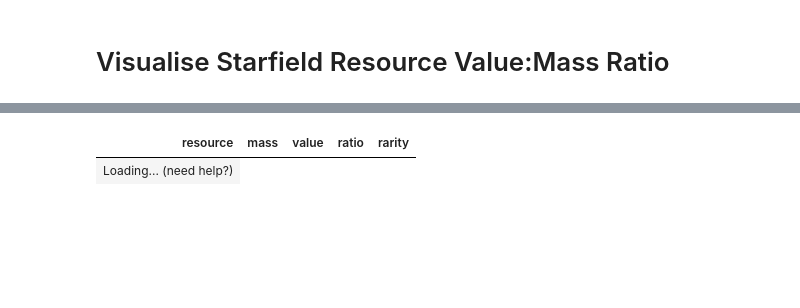
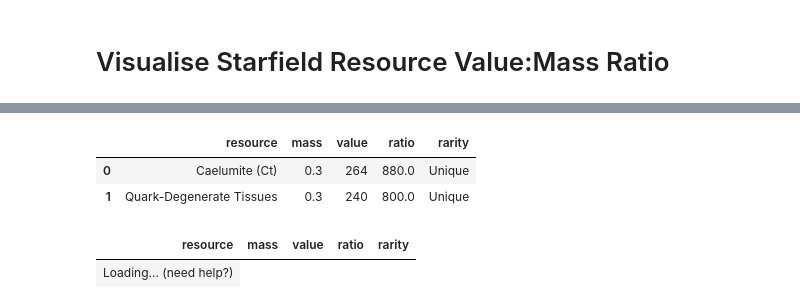
Before and after one commit to r-leyshon/munge-starfield, a Jupyter notebook: viz-resources.ipynb, the cells around one changed output, grey strips where cells are left out. Cells and saved outputs as stored; diff of their text form; code cells hidden in the pictures; blank space fills up the shorter version.

Commit message:
refactor: Table presentation

```diff
--- a/viz-resources.ipynb
+++ b/viz-resources.ipynb
@@ -121,6 +115,13 @@ fig.update_layout(
 
 )
 fig.show()
+# %%
+# for completeness, the values filtered out are:
+df.query("ratio > @lim")
+# %% [output]
+|  | resource | mass | value | ratio | rarity |
+| 0 | Caelumite (Ct) | 0.3 | 264 | 880.0 | Unique |
+| 1 | Quark-Degenerate Tissues | 0.3 | 240 | 800.0 | Unique |
 # %%
 fig.write_html("outputs/starfield-resources-joyplot.html")
 # %%
```
Also changed, not shown: parts of 1 cell of this notebook.
